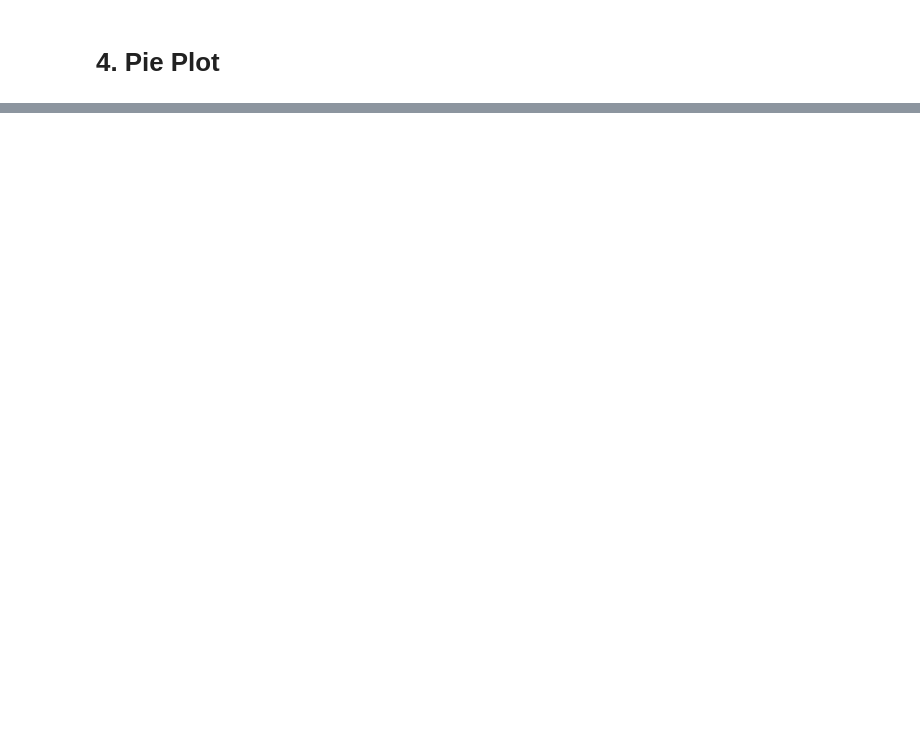
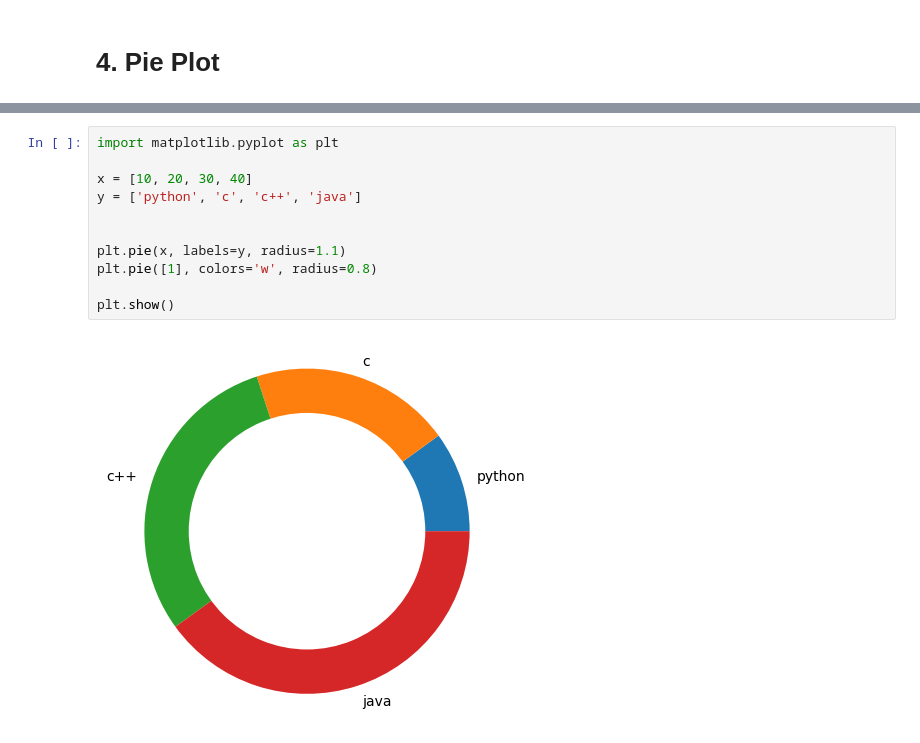
Before and after one commit to lukhi-laksh/Python-MatPlotLib, a Jupyter notebook: Advance.ipynb, the cells around one changed output, grey strips where cells are left out. Drawn from its saved outputs; the diff is of its cells as text; blank space fills up the shorter version.

```diff
--- a/Advance.ipynb
+++ b/Advance.ipynb
@@ -213,0 +238,13 @@ plt.show()
+# %%
+import matplotlib.pyplot as plt
+
+x = [10, 20, 30, 40]
+y = ['python', 'c', 'c++', 'java']
+
+
+plt.pie(x, labels=y, radius=1.1)
+plt.pie([1], colors='w', radius=0.8)
+
+plt.show()
+# %% [output]
+[figure, added]
```
Also changed, not shown: parts of 13 cells of this notebook, 1 other file.
